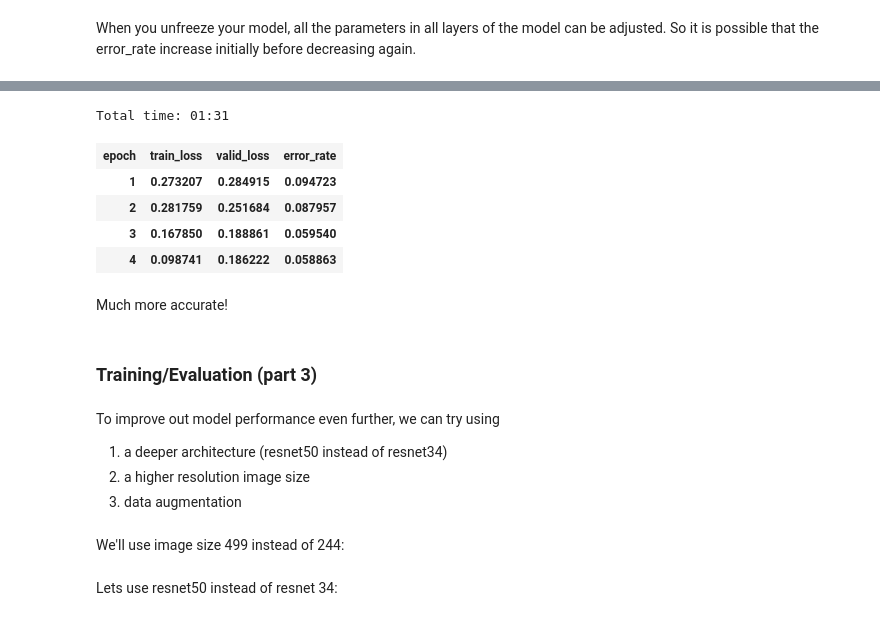
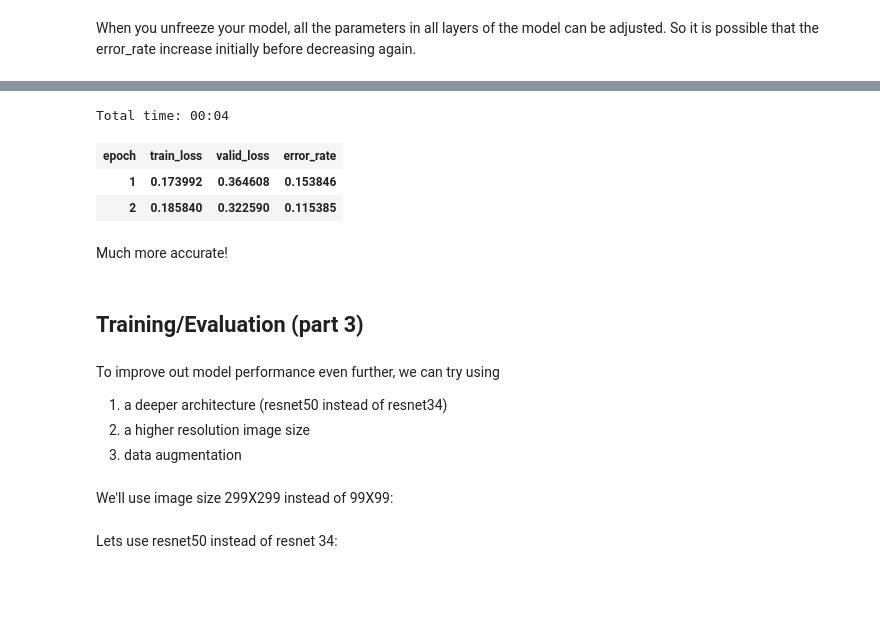
Before and after one commit to microsoft/computervision-recipes, a Jupyter notebook: image_classification/notebooks/01_Image_Classification.ipynb, the cells around one changed output, grey strips where cells are left out. Drawn from its saved outputs; the diff is of its cells as text; code cells hidden in the pictures; blank space fills up the shorter version.

```diff
--- a/image_classification/notebooks/01_Image_Classification.ipynb
+++ b/image_classification/notebooks/01_Image_Classification.ipynb
@@ -36,3 +32,4 @@ Lets check that our data is in the path we've defined:
 # %%
+path = Path('../data/singlelabel_fridge_objects')
 path.ls()
 # %% [output]
@@ -99,14 +78,15 @@ for p in (path/'images').ls():
 # %% [markdown]
 To use fastai, we want to create an ImageDataBunch so that the library can easily use multiple images (mini-batches) during training time. We create an ImageDataBunch by using fastai's [data_block apis](https://docs.fast.ai/data_block.html).
 # %%
+np.random.seed(42)
 src = ImageItemList \
-    .from_folder(path/'images') \
+    .from_folder(path) \
     .random_split_by_pct(valid_pct=0.2, seed=10) \
     .label_from_folder()
 # %%
 data = src \
-    .transform(tfms=None, size=224) \
-    .databunch(bs=48) \
+    .transform(size=128) \
+    .databunch(bs=24) \
     .normalize(imagenet_stats)
 # %% [markdown]
 Lets take a look at our data using the databunch we created.
@@ -209,24 +192,22 @@ learn.unfreeze()
 # %%
-learn.fit_one_cycle(4, max_lr=slice(1e-5, 1e-3))
+learn.fit_one_cycle(2, max_lr=slice(1e-4, 1e-3))
 # %% [output]
-Total time: 01:31
+Total time: 00:04
 | epoch | train_loss | valid_loss | error_rate |
-| 1 | 0.273207 | 0.284915 | 0.094723 |
-| 2 | 0.281759 | 0.251684 | 0.087957 |
-| 3 | 0.167850 | 0.188861 | 0.059540 |
-| 4 | 0.098741 | 0.186222 | 0.058863 |
+| 1 | 0.173992 | 0.364608 | 0.153846 |
+| 2 | 0.185840 | 0.322590 | 0.115385 |
 # %%
 learn.save("part-2")
 # %% [markdown]
 Much more accurate!
 # %% [markdown]
-### Training/Evaluation (part 3)
+## Training/Evaluation (part 3)
 # %% [markdown]
 To improve out model performance even further, we can try using
 1. a deeper architecture (resnet50 instead of resnet34)
 1. a higher resolution image size
 1. data augmentation
 # %% [markdown]
-We'll use image size 499 instead of 244:
+We'll use image size 299X299 instead of 99X99:
 # %%
 data = src \
```
Also changed, not shown: parts of 49 cells of this notebook, 2 other files.
